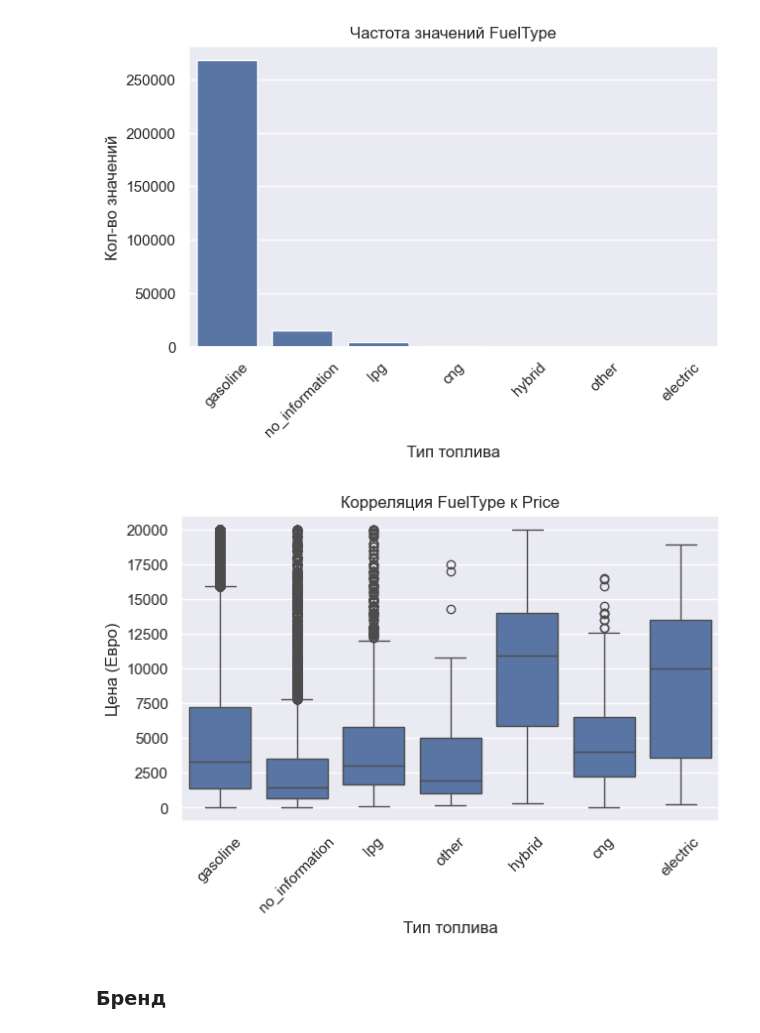
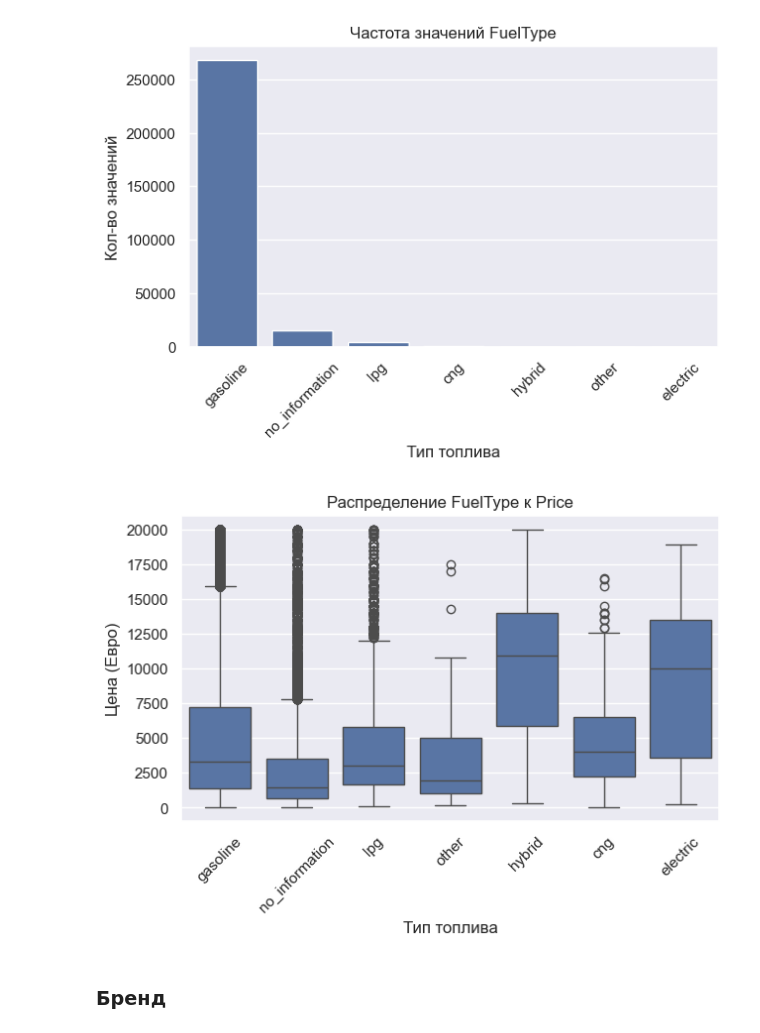
Before and after one commit to Asemizal/Projects, a Jupyter notebook: Vehicle/Vehicle.ipynb, the cells around one changed output. Drawn from its saved outputs; the diff is of its cells as text; code cells hidden in the pictures.

```diff
--- a/Vehicle/Vehicle.ipynb
+++ b/Vehicle/Vehicle.ipynb
@@ -100,7 +100,7 @@ sns.set_style('darkgrid') # Установка стиля графиков по
 
 sns.set(rc={'figure.figsize':(10, 6)}) # Размер графиков по умолчанию
 # %%
-path = r"C:\Users\%USERNAME%\Documents\datasets\autos.csv"
+path = r"C:\Users\79088\Documents\datasets\autos.csv"
 
 df = pd.read_csv(path)
 # %%
@@ -442,12 +442,12 @@ plt.xticks(rotation=45);
 # %%
 plt.figure(figsize=(7, 4))
 sns.boxplot(data=df, x='FuelType', y='Price')
-plt.title(f'Корреляция FuelType к Price')
+plt.title(f'Распределение FuelType к Price')
 plt.xlabel('Тип топлива')
 plt.ylabel('Цена (Евро)')
 plt.xticks(rotation=45);
 # %% [output]
-[figure, old version]
+[figure, new version]
 # %% [markdown]
 ### Бренд
 # %%
```
Also changed, not shown: parts of 4 cells of this notebook.
